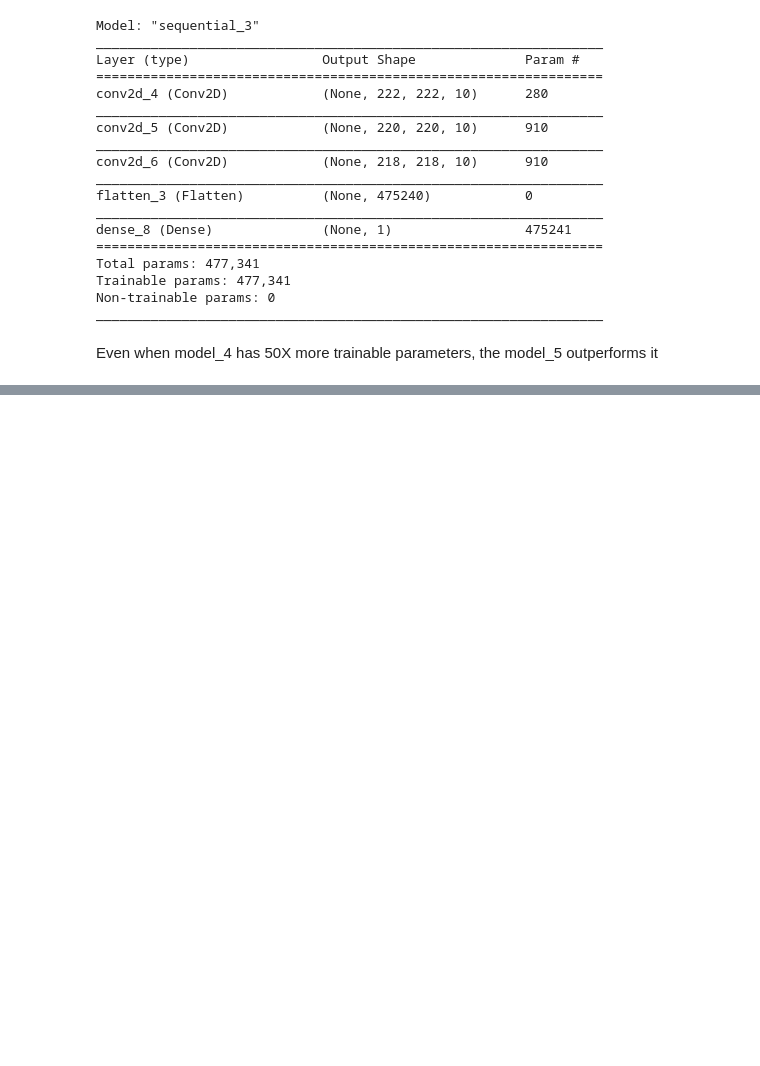
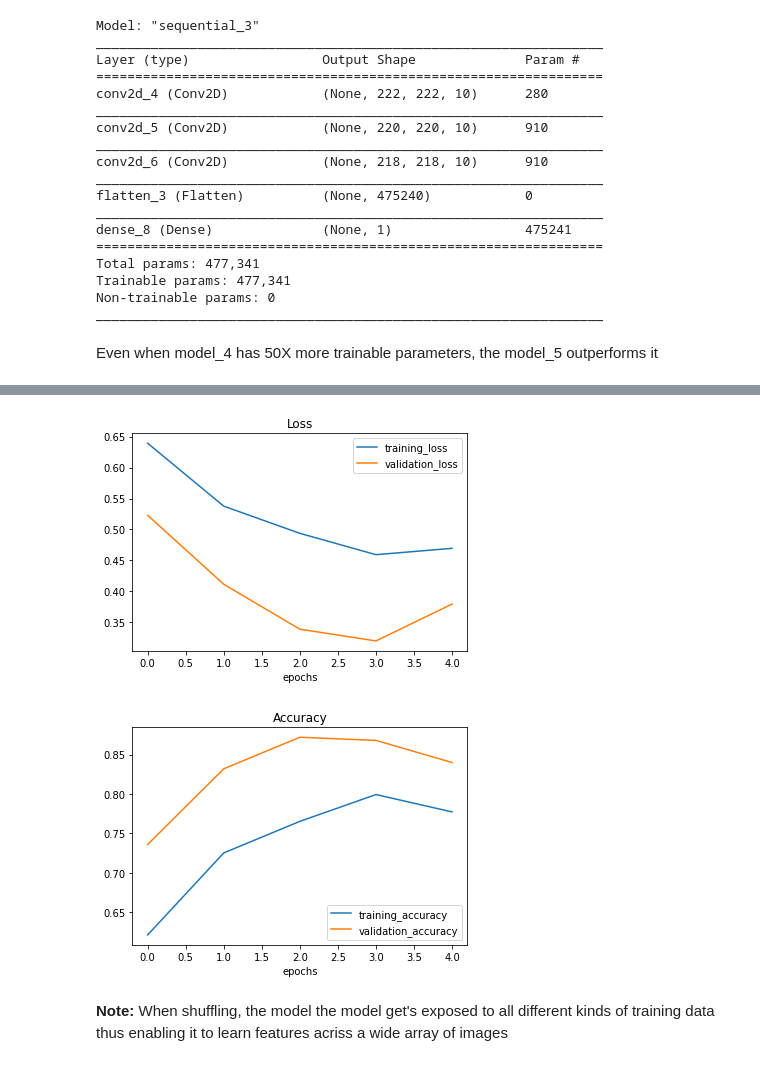
Before and after one commit to shashwat9kumar/ML-And-DataScience, a Jupyter notebook: Tensorflow/03_introduction_to_computer_vision_using_tensorflow.ipynb, the cells around one changed output, grey strips where cells are left out. Cells and saved outputs as stored; diff of their text form; code cells hidden in the pictures; blank space fills up the shorter version.

```diff
--- a/Tensorflow/03_introduction_to_computer_vision_using_tensorflow.ipynb
+++ b/Tensorflow/03_introduction_to_computer_vision_using_tensorflow.ipynb
@@ -1020,0 +1168,28 @@ plot_loss_curve(history_5)
+# %%
+tf.random.set_seed(42)
+
+# Create the model same as model_5 and model_6
+model_7 = Sequential(
+    [
+     Conv2D(10,3,activation="relu", input_shape=(224,224,3)),
+     MaxPool2D(),
+     Conv2D(10, 3, activation="relu"),
+     MaxPool2D(),
+     Conv2D(10, 3, activation="relu"),
+     MaxPool2D(),
+     Flatten(),
+     Dense(1, activation="sigmoid")
+    ]
+)
+
+# Compile the model
+model_7.compile(loss="binary_crossentropy",
+                optimizer=Adam(),
+                metrics=["accuracy"])
+
+# Fit the model
+history_7 = model_7.fit(train_data_augmented_shuffled,
+                        epochs=5,
+                        steps_per_epoch=len(train_data_augmented_shuffled),
+                        validation_data=test_data,
+                        validation_steps=len(test_data))
@@ -1020,0 +1207,7 @@ plot_loss_curve(history_5)
+# %%
+plot_loss_curve(history_7)
+# %% [output]
+[figure, added]
+[figure, added]
+# %% [markdown]
+**Note:** When shuffling, the model the model get's exposed to all different kinds of training data thus enabling it to learn features acriss a wide array of images
```
Also changed, not shown: parts of 46 cells of this notebook.
